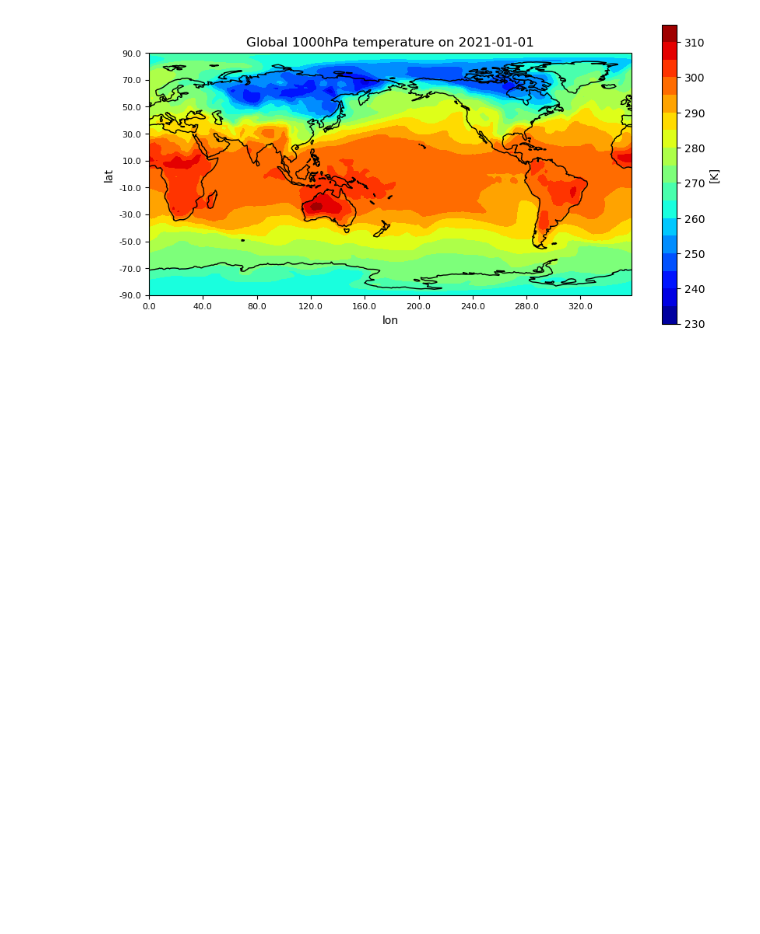
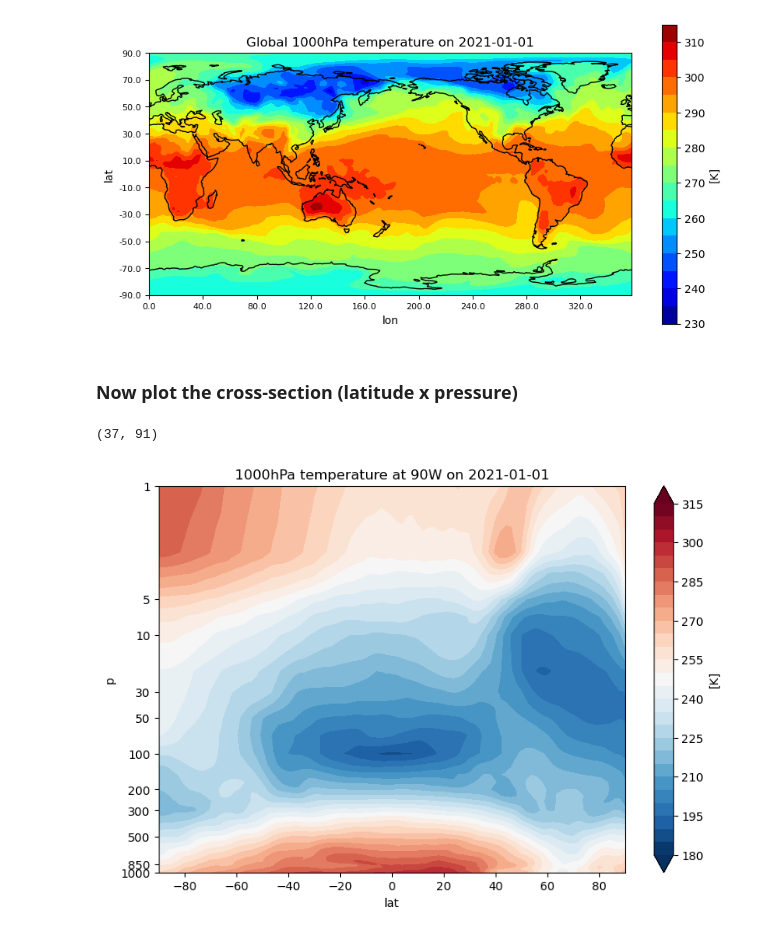
Before and after one commit to ZhengWinnieWu/course_statistics, a Jupyter notebook: unit0/data_visualization.ipynb, the cells around one changed output. Drawn from its saved outputs; the diff is of its cells as text; code cells hidden in the pictures; blank space fills up the shorter version.

```diff
--- a/unit0/data_visualization.ipynb
+++ b/unit0/data_visualization.ipynb
@@ -286,3 +291,43 @@ cbar.set_label(label=colorLabel,fontsize=10)
 # %% [output]
 <class 'numpy.ndarray'> (91, 180)
 [figure]
+# %% [markdown]
+### Now plot the cross-section (latitude x pressure)
+# %%
+"""
+Cross section is a 2-D plot, which means we need to fix other dimensions
+and keep the latitude and height (or pressure) dimensions of the data.
+First, we need to select data to reduce the dimension to 2-D.
+Say we want to look at how the temperature at 90W on January 1st 2021.
+"""
+
+temp_90W = np.squeeze(data.sel(lon=270,time='2021-01-01'))
+
+# Now look at the size of temp_1000hpa
+print(temp_90W.shape)
+# %% [output]
+(37, 91)
+# %%
+figure = plt.figure(figsize=(9,6))
+ax = figure.add_subplot(1,1,1)
+h = ax.contourf(data.lat.values,data.plev.values/100,temp_90W, levels=np.arange(180,320,5), cmap='RdBu_r', extend='both')
+ax.set_title('1000hPa temperature at 90W on 2021-01-01', fontsize=12)
+plt.xlabel("lat")
+plt.ylabel("p")
+# Adjust the y-axis to be logarithmic
+ylabel = np.array([1000,850,500,300,200])
+ylabel = np.concatenate([ylabel,np.array([100,50,30])])
+ylabel = np.concatenate([ylabel,np.array([10,5,1])])
+ax.set_yscale('symlog')
+ax.set_yticklabels(ylabel)
+ax.set_ylim([1000,1])
+ax.set_yticks(ylabel)
+
+# define your own colorbar feature
+cbar = plt.colorbar(h, orientation='vertical',pad=0.05)
+cbar.ax.tick_params(labelsize=10)
+colorLabel='[K]'
+cbar.set_label(label=colorLabel,fontsize=10)
+plt.show()
+# %% [output]
+[figure, added]
```
Also changed, not shown: parts of 4 cells of this notebook.
